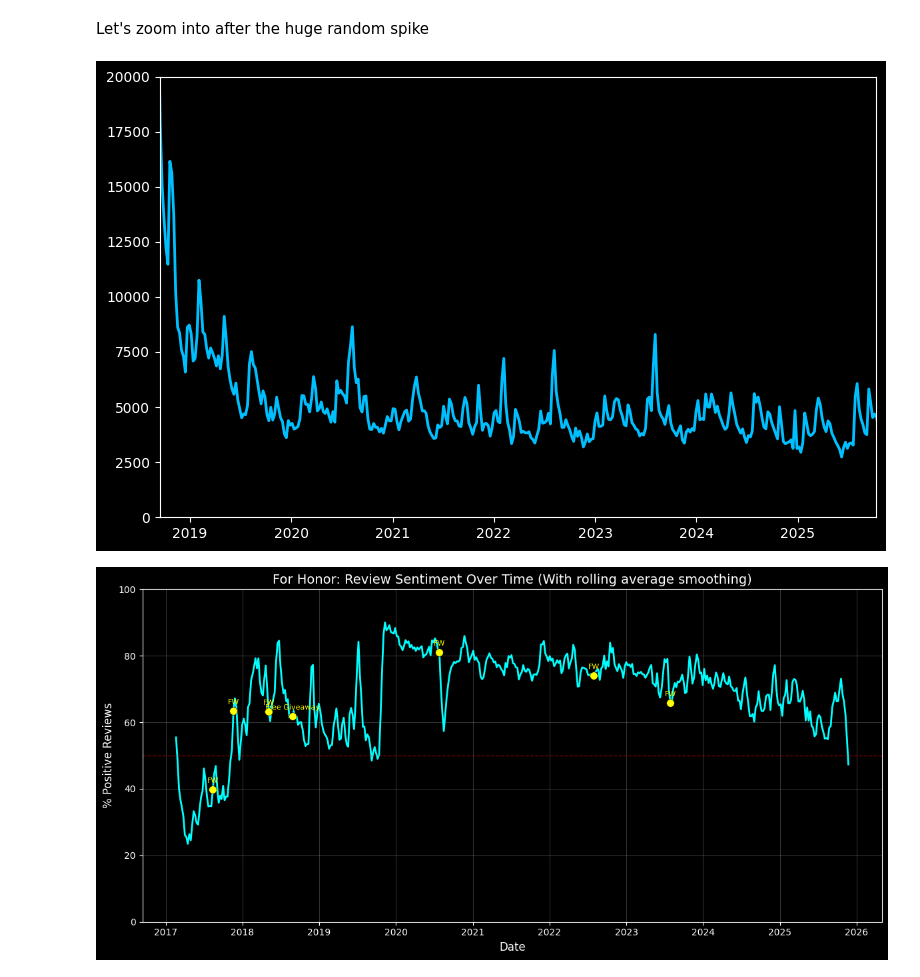
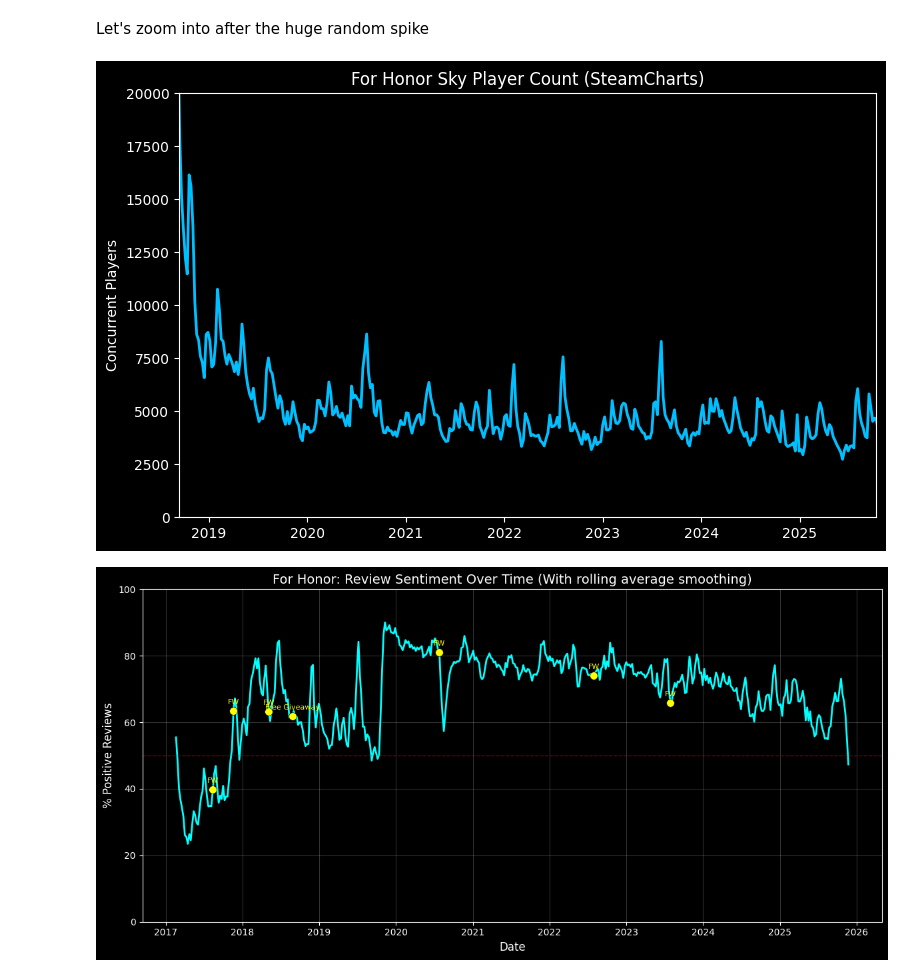
Before and after one commit to KyrellosIbrahim/GameUpdatesVsPlayerSentiment, a Jupyter notebook: notebook.ipynb, the cells around one changed output. Cells and saved outputs as stored; diff of their text form; code cells hidden in the pictures.

```diff
--- a/notebook.ipynb
+++ b/notebook.ipynb
@@ -473,16 +487,18 @@ Let's zoom into after the huge random spike
 # %%
 fig, ax = plt.subplots(figsize=(8, 5))
 
 start = pd.Timestamp("2018-09-14")
 end = pd.Timestamp("2025-10-10")
 ax.set_xlim(start, end)
 ax.set_ylim(0, 20000)
+ax.set_title("For Honor Sky Player Count (SteamCharts)")
+ax.set_ylabel("Concurrent Players")
 ax.plot(smooth.index, smooth["Players"], color="deepskyblue", linewidth=2)
 
 plt.tight_layout()
 plt.show()
 # %% [output]
-[figure, old version]
+[figure, new version]
 # %%
 # Plot
 plt.style.use("dark_background")
```
Also changed, not shown: parts of 15 cells of this notebook.
